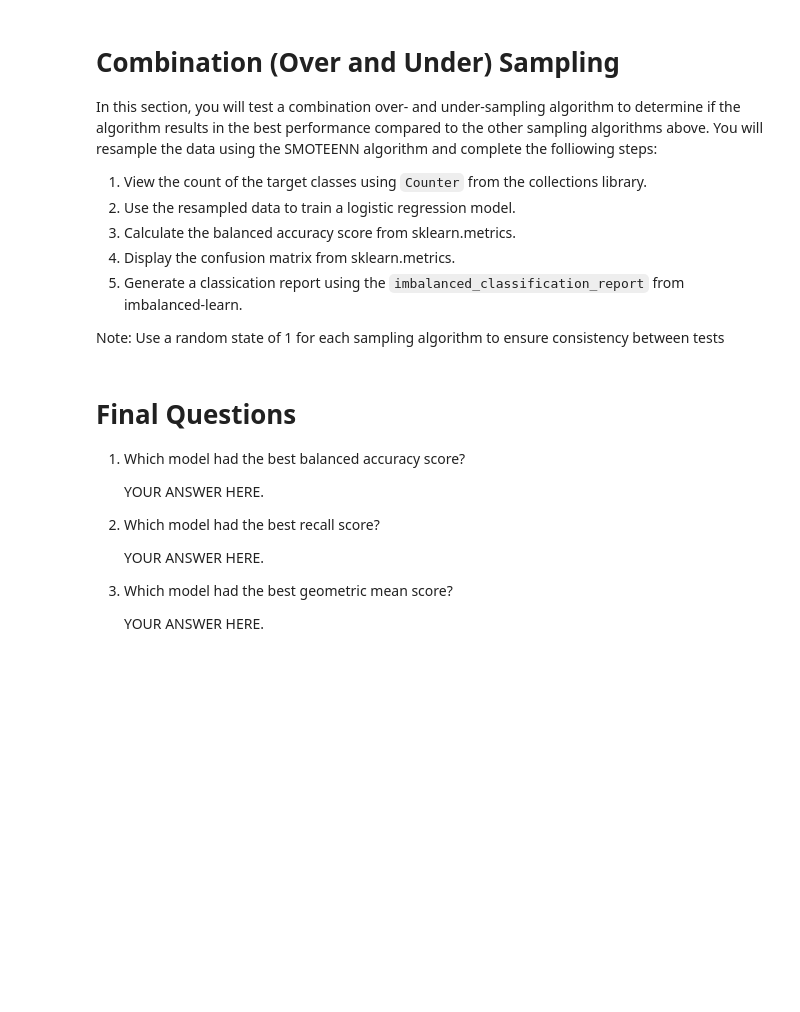
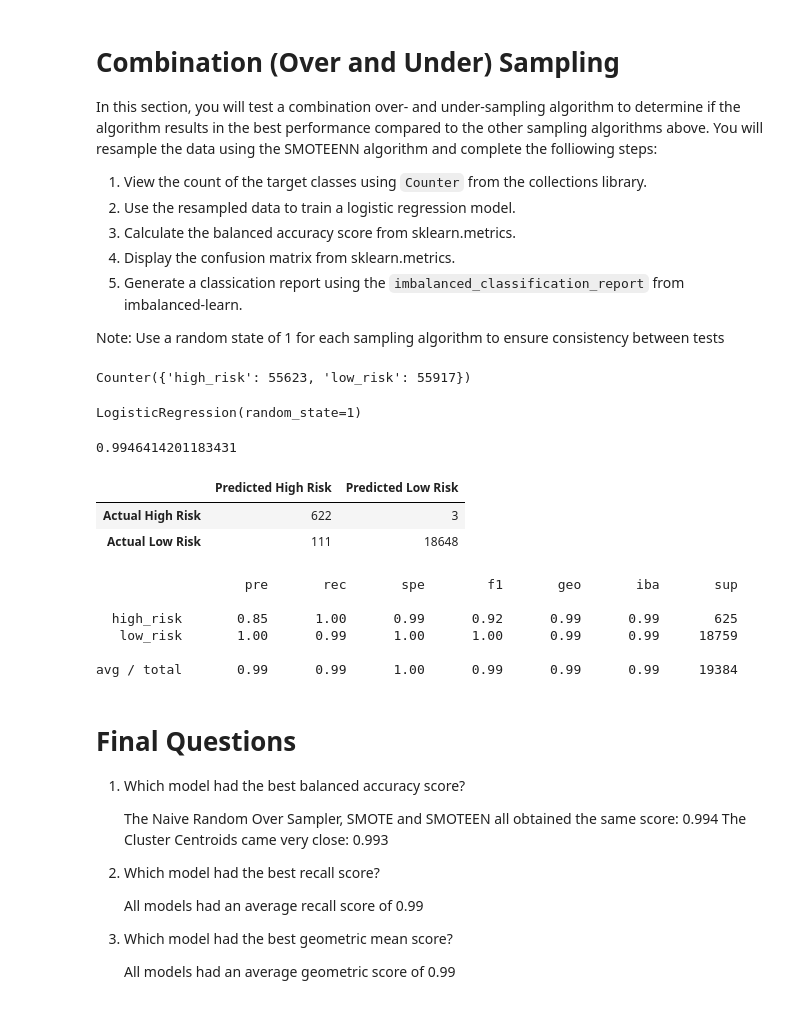
Before and after one commit to webclinic017/FintechHW, a Jupyter notebook: HW11_Classification/credit_risk_resampling.ipynb, the cells around one changed output. Saved outputs shown, nothing was run; the diff lists cells and outputs as text; code cells hidden in the pictures; blank space fills up the shorter version.

```diff
--- a/HW11_Classification/credit_risk_resampling.ipynb
+++ b/HW11_Classification/credit_risk_resampling.ipynb
@@ -281,13 +341,22 @@ In this section, you will test a combination over- and under-sampling algorithm
 Note: Use a random state of 1 for each sampling algorithm to ensure consistency between tests
 # %%
 # Resample the training data with SMOTEENN
-# YOUR CODE HERE
+sm = SMOTEENN(random_state=1)
+X_resampled, y_resampled = sm.fit_resample(train_data_scaled, y_train)
 
 # View the count of target classes with Counter
-# YOUR CODE HERE
+Counter(y_resampled)
+# %% [output]
+Counter({'high_risk': 55623, 'low_risk': 55917})
 # %%
 # Train the Logistic Regression model using the resampled data
-# YOUR CODE HERE
+model = LogisticRegression(solver='lbfgs', random_state=1)
+model.fit(X_resampled, y_resampled)
+# %% [output]
+LogisticRegression(random_state=1)
 # %%
 # Calculate the balanced accuracy score
-# YOUR CODE HERE
+y_pred = model.predict(test_data_scaled)
+balanced_accuracy_score(y_test, y_pred)
+# %% [output]
+0.9946414201183431
@@ -297,17 +363,40 @@ Note: Use a random state of 1 for each sampling algorithm to ensure consistency
+# %%
+# Display the confusion matrix
+cm = confusion_matrix(y_test, y_pred)
+
+cm_df = pd.DataFrame(
+    cm,
+    index=["Actual High Risk", "Actual Low Risk"],
+    columns=["Predicted High Risk", "Predicted Low Risk"]
+)
+
+cm_df
+# %% [output]
+|  | Predicted High Risk | Predicted Low Risk |
+| Actual High Risk | 622 | 3 |
+| Actual Low Risk | 111 | 18648 |
 # %%
 # Print the imbalanced classification report
-# YOUR CODE HERE
+print(classification_report_imbalanced(y_test, y_pred))
+# %% [output]
+                   pre       rec       spe        f1       geo       iba       sup
+
+  high_risk       0.85      1.00      0.99      0.92      0.99      0.99       625
+   low_risk       1.00      0.99      1.00      1.00      0.99      0.99     18759
+
+avg / total       0.99      0.99      1.00      0.99      0.99      0.99     19384
 # %% [markdown]
 # Final Questions
 
 1. Which model had the best balanced accuracy score?
 
-   YOUR ANSWER HERE.
+   The Naive Random Over Sampler, SMOTE and SMOTEEN all obtained the same score: 0.994
+   The Cluster Centroids came very close: 0.993
 
 2. Which model had the best recall score?
 
-    YOUR ANSWER HERE.
+    All models had an average recall score of 0.99
 
 3. Which model had the best geometric mean score?
 
-    YOUR ANSWER HERE.
+    All models had an average geometric score of 0.99
```
Also changed, not shown: parts of 14 cells of this notebook, 7 other files.
